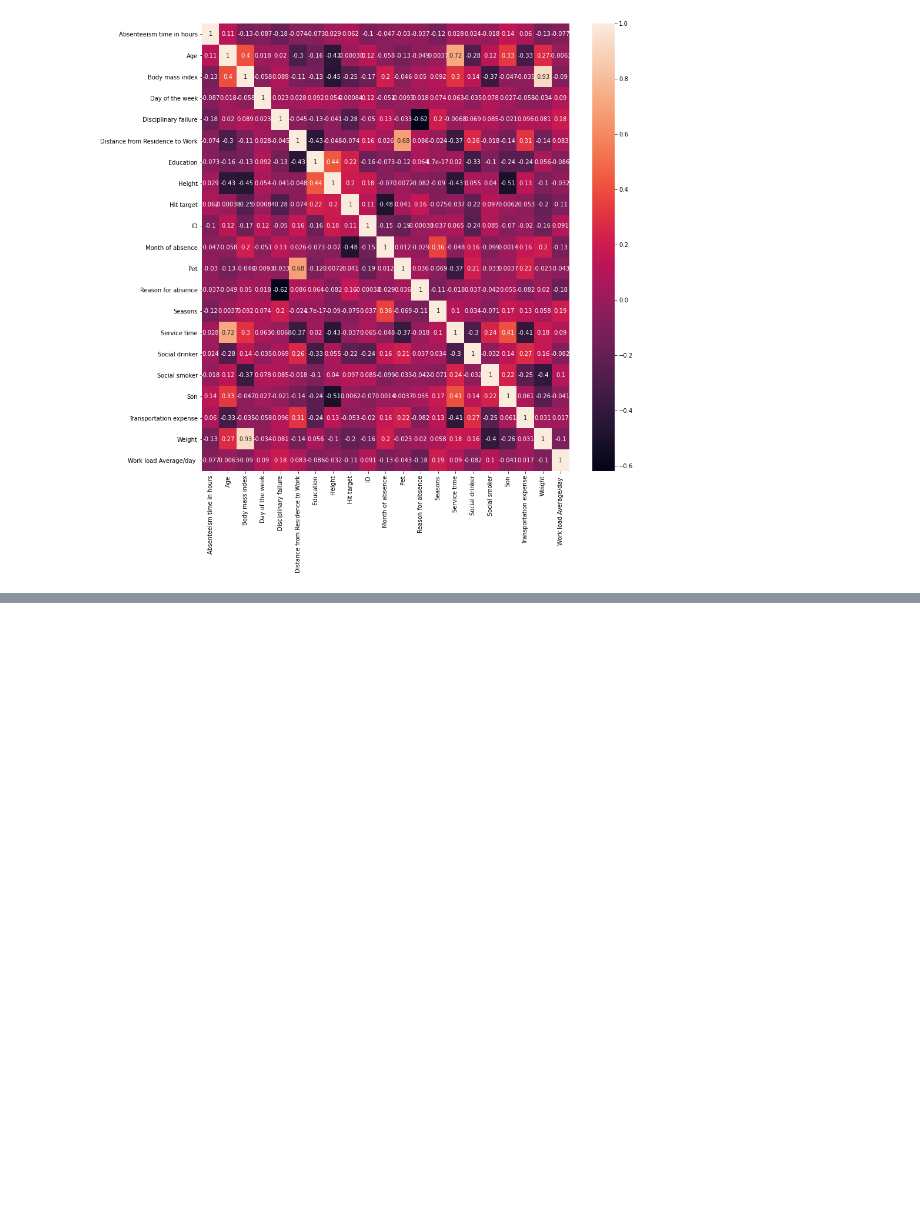
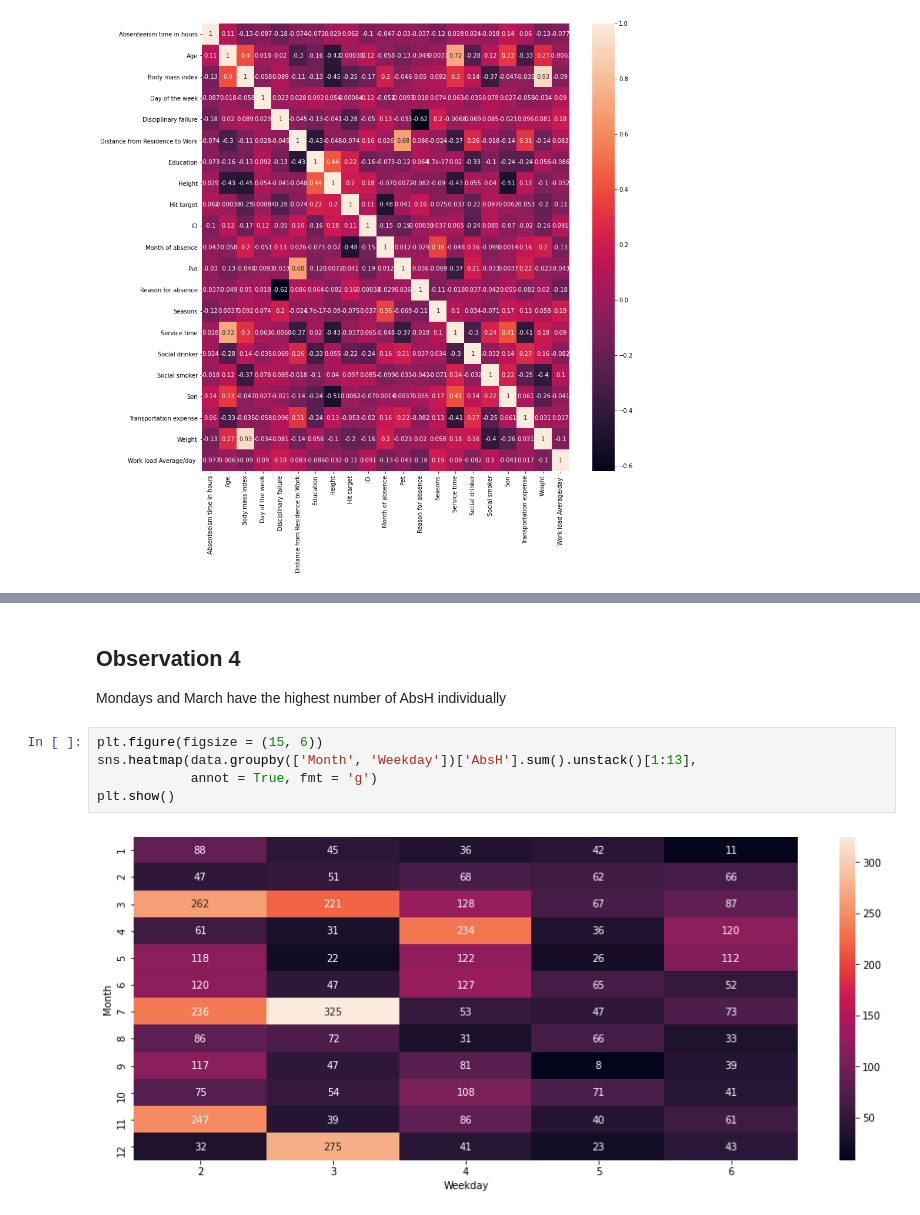
Before and after one commit to aryanpandey/Cascade-Cup-2020, a Jupyter notebook: Round-3/Absenteeism-EDA.ipynb, the cells around one changed output, grey strips where cells are left out. Drawn from its saved outputs; the diff is of its cells as text; blank space fills up the shorter version.

```diff
--- a/Round-3/Absenteeism-EDA.ipynb
+++ b/Round-3/Absenteeism-EDA.ipynb
@@ -404,0 +506,10 @@ plt.show()
+# %% [markdown]
+## Observation 4
+Mondays and March have the highest number of AbsH individually
+# %%
+plt.figure(figsize = (15, 6))
+sns.heatmap(data.groupby(['Month', 'Weekday'])['AbsH'].sum().unstack()[1:13],
+            annot = True, fmt = 'g')
+plt.show()
+# %% [output]
+[figure, added]
```
Also changed, not shown: parts of 26 cells of this notebook.
